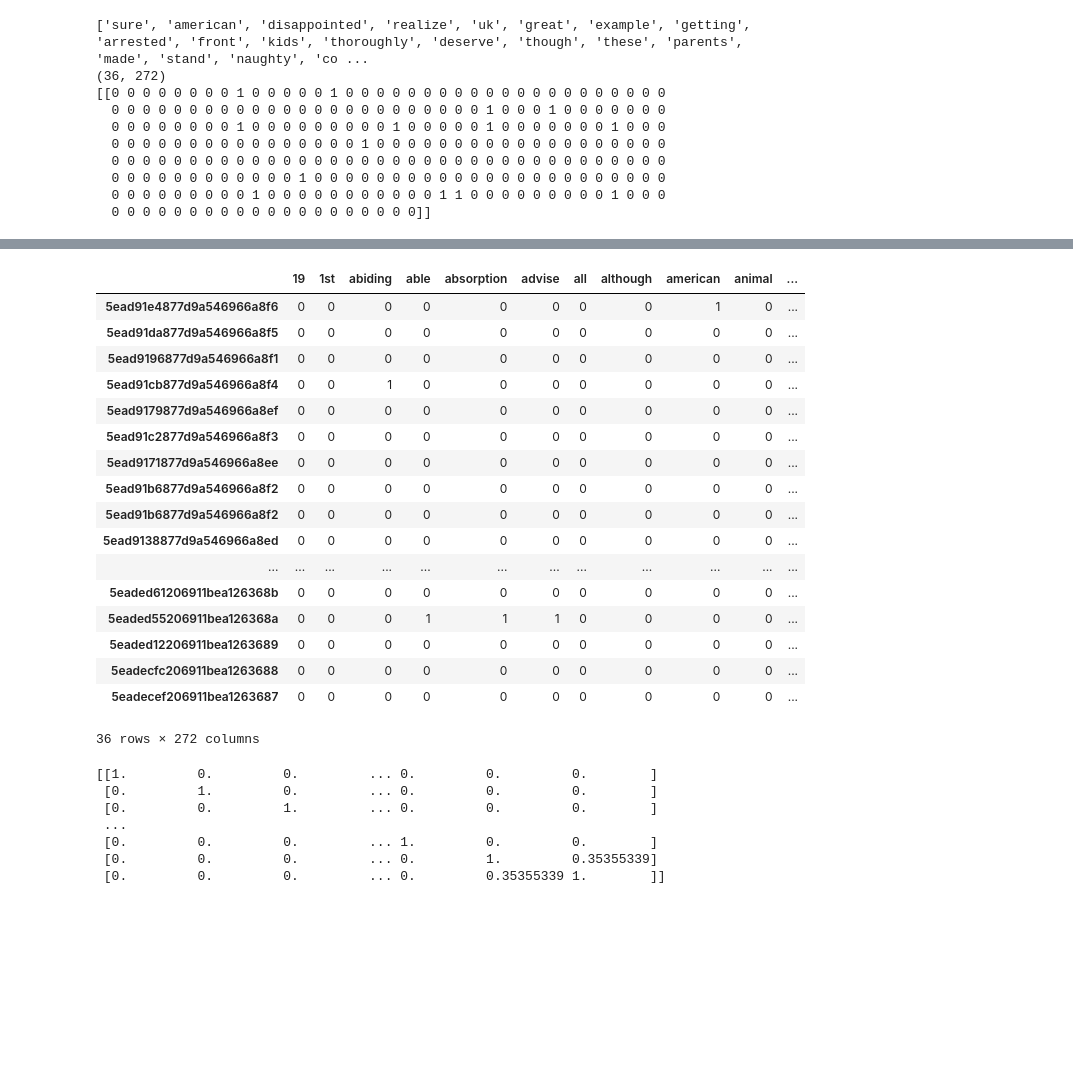
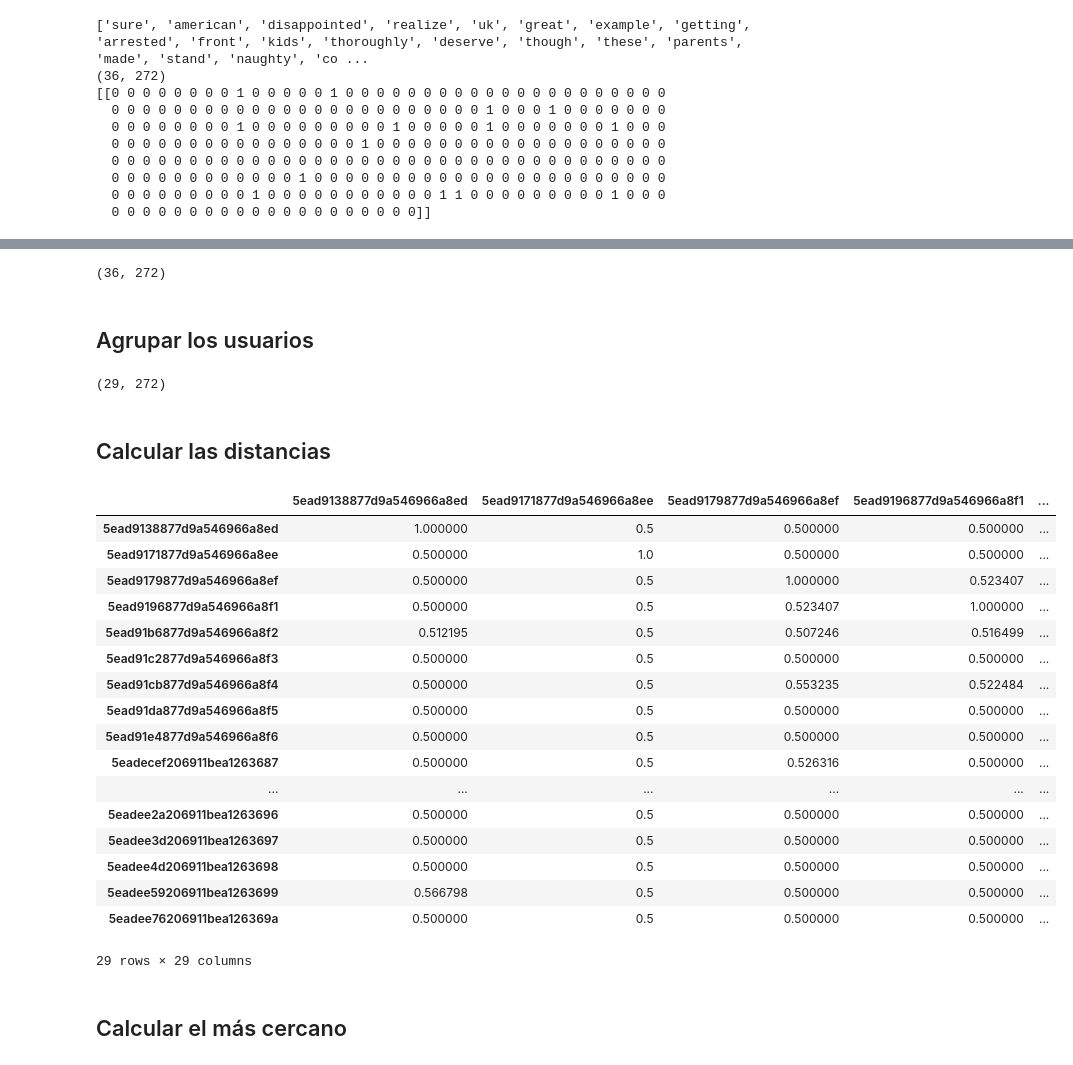
Before and after one commit to trutorj/deChAPIs, a Jupyter notebook: recomender.ipynb, the cells around one changed output, grey strips where cells are left out. Saved outputs shown, nothing was run; the diff lists cells and outputs as text; code cells hidden in the pictures; blank space fills up the shorter version.

```diff
--- a/recomender.ipynb
+++ b/recomender.ipynb
@@ -59,7 +65,7 @@ print(prueba)
 ["I sure American . Disappointed realize 's UK . Great example getting arrested front kids . Thoroughly deserve though", 'These parents made stand naughty corner grounded pocket money next month !', " ...
 # %%
 count_vectorizer = CountVectorizer()
-sparse_matrix = count_vectorizer.fit_transform(prueba)
+sparse_matrix = count_vectorizer.fit_transform(cleaned)
 print(list(count_vectorizer.vocabulary_.keys()))
 m = sparse_matrix.todense()
 print(m.shape)
@@ -78,38 +86,43 @@ print(m[0])
 # %%
 doc_term_matrix = sparse_matrix.todense()
-df = pd.DataFrame(doc_term_matrix,
+df_words = pd.DataFrame(doc_term_matrix,
                   columns=count_vectorizer.get_feature_names(),
                   index=usuarios)
-display(df)
+df_words.shape
 # %% [output]
-|  | 19 | 1st | abiding | able | absorption | advise | all | although | american | animal | ... |
-| 5ead91e4877d9a546966a8f6 | 0 | 0 | 0 | 0 | 0 | 0 | 0 | 0 | 1 | 0 | ... |
-| 5ead91da877d9a546966a8f5 | 0 | 0 | 0 | 0 | 0 | 0 | 0 | 0 | 0 | 0 | ... |
-| 5ead9196877d9a546966a8f1 | 0 | 0 | 0 | 0 | 0 | 0 | 0 | 0 | 0 | 0 | ... |
-| 5ead91cb877d9a546966a8f4 | 0 | 0 | 1 | 0 | 0 | 0 | 0 | 0 | 0 | 0 | ... |
-| 5ead9179877d9a546966a8ef | 0 | 0 | 0 | 0 | 0 | 0 | 0 | 0 | 0 | 0 | ... |
-| 5ead91c2877d9a546966a8f3 | 0 | 0 | 0 | 0 | 0 | 0 | 0 | 0 | 0 | 0 | ... |
-| 5ead9171877d9a546966a8ee | 0 | 0 | 0 | 0 | 0 | 0 | 0 | 0 | 0 | 0 | ... |
-| 5ead91b6877d9a546966a8f2 | 0 | 0 | 0 | 0 | 0 | 0 | 0 | 0 | 0 | 0 | ... |
-| 5ead91b6877d9a546966a8f2 | 0 | 0 | 0 | 0 | 0 | 0 | 0 | 0 | 0 | 0 | ... |
-| 5ead9138877d9a546966a8ed | 0 | 0 | 0 | 0 | 0 | 0 | 0 | 0 | 0 | 0 | ... |
-| ... | ... | ... | ... | ... | ... | ... | ... | ... | ... | ... | ... |
-| 5eaded61206911bea126368b | 0 | 0 | 0 | 0 | 0 | 0 | 0 | 0 | 0 | 0 | ... |
-| 5eaded55206911bea126368a | 0 | 0 | 0 | 1 | 1 | 1 | 0 | 0 | 0 | 0 | ... |
-| 5eaded12206911bea1263689 | 0 | 0 | 0 | 0 | 0 | 0 | 0 | 0 | 0 | 0 | ... |
-| 5eadecfc206911bea1263688 | 0 | 0 | 0 | 0 | 0 | 0 | 0 | 0 | 0 | 0 | ... |
-| 5eadecef206911bea1263687 | 0 | 0 | 0 | 0 | 0 | 0 | 0 | 0 | 0 | 0 | ... |
-36 rows × 272 columns
+(36, 272)
-# %%
-from sklearn.metrics.pairwise import cosine_similarity as distance
-#from sklearn.metrics.pairwise import euclidean_distances as distance
-similarity_matrix = distance(df,df)
-print(similarity_matrix)
-# %% [output]
-[[1.         0.         0.         ... 0.         0.         0.        ]
- [0.         1.         0.         ... 0.         0.         0.        ]
- [0.         0.         1.         ... 0.         0.         0.        ]
- ...
- [0.         0.         0.         ... 1.         0.         0.        ]
- [0.         0.         0.         ... 0.         1.         0.35355339]
- [0.         0.         0.         ... 0.         0.35355339 1.        ]]
+# %% [markdown]
+## Agrupar los usuarios
+# %%
+user_words = df_words.groupby(df_words.index).sum()
+user_words.shape
+# %% [output]
+(29, 272)
+# %% [markdown]
+## Calcular las distancias
+# %%
+user_dist = pd.DataFrame(1/(1 + squareform(pdist(user_words, 'cosine'))),
+                         index=user_words.index, columns=user_words.index)
+# %%
+user_dist
+# %% [output]
+|  | 5ead9138877d9a546966a8ed | 5ead9171877d9a546966a8ee | 5ead9179877d9a546966a8ef | 5ead9196877d9a546966a8f1 | ... |
+| 5ead9138877d9a546966a8ed | 1.000000 | 0.5 | 0.500000 | 0.500000 | ... |
+| 5ead9171877d9a546966a8ee | 0.500000 | 1.0 | 0.500000 | 0.500000 | ... |
+| 5ead9179877d9a546966a8ef | 0.500000 | 0.5 | 1.000000 | 0.523407 | ... |
+| 5ead9196877d9a546966a8f1 | 0.500000 | 0.5 | 0.523407 | 1.000000 | ... |
+| 5ead91b6877d9a546966a8f2 | 0.512195 | 0.5 | 0.507246 | 0.516499 | ... |
+| 5ead91c2877d9a546966a8f3 | 0.500000 | 0.5 | 0.500000 | 0.500000 | ... |
+| 5ead91cb877d9a546966a8f4 | 0.500000 | 0.5 | 0.553235 | 0.522484 | ... |
+| 5ead91da877d9a546966a8f5 | 0.500000 | 0.5 | 0.500000 | 0.500000 | ... |
+| 5ead91e4877d9a546966a8f6 | 0.500000 | 0.5 | 0.500000 | 0.500000 | ... |
+| 5eadecef206911bea1263687 | 0.500000 | 0.5 | 0.526316 | 0.500000 | ... |
+| ... | ... | ... | ... | ... | ... |
+| 5eadee2a206911bea1263696 | 0.500000 | 0.5 | 0.500000 | 0.500000 | ... |
+| 5eadee3d206911bea1263697 | 0.500000 | 0.5 | 0.500000 | 0.500000 | ... |
+| 5eadee4d206911bea1263698 | 0.500000 | 0.5 | 0.500000 | 0.500000 | ... |
+| 5eadee59206911bea1263699 | 0.566798 | 0.5 | 0.500000 | 0.500000 | ... |
+| 5eadee76206911bea126369a | 0.500000 | 0.5 | 0.500000 | 0.500000 | ... |
+29 rows × 29 columns
+# %% [markdown]
+## Calcular el más cercano
```
Also changed, not shown: parts of 15 cells of this notebook, 4 other files.
